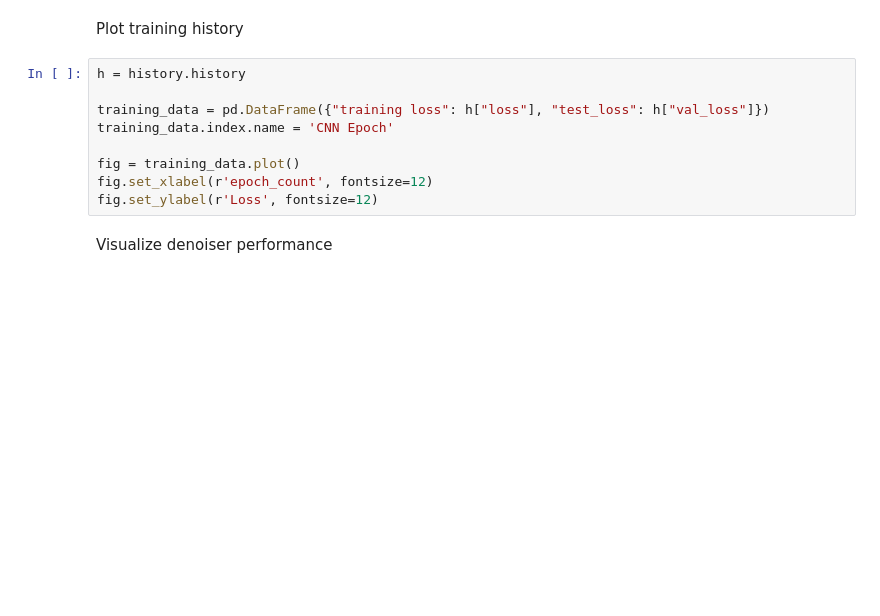
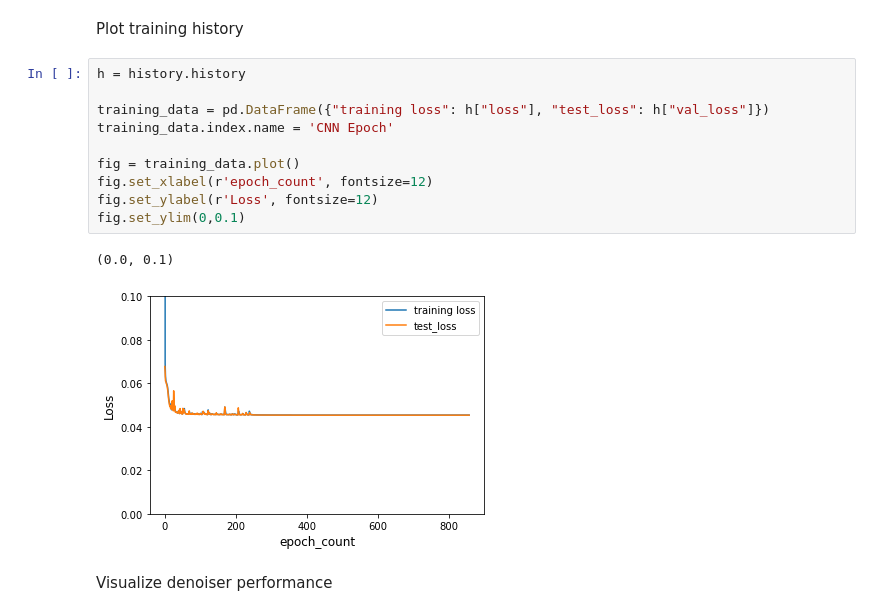
Before and after one commit to tretyakovmipt/atomic_magnetometry_DL, a Jupyter notebook: Training/reducing_noise_with_autoencoder.ipynb, the cells around one changed output. Cells and saved outputs as stored; diff of their text form; blank space fills up the shorter version.

```diff
--- a/Training/reducing_noise_with_autoencoder.ipynb
+++ b/Training/reducing_noise_with_autoencoder.ipynb
@@ -80,12 +62,16 @@ Plot training history
 # %%
 h = history.history
 
 training_data = pd.DataFrame({"training loss": h["loss"], "test_loss": h["val_loss"]})
 training_data.index.name = 'CNN Epoch'
 
 fig = training_data.plot()
 fig.set_xlabel(r'epoch_count', fontsize=12)
 fig.set_ylabel(r'Loss', fontsize=12)
+fig.set_ylim(0,0.1)
+# %% [output]
+(0.0, 0.1)
+[figure, added]
 # %% [markdown]
 Visualize denoiser performance
 # %%
```
Also changed, not shown: parts of 7 cells of this notebook, 1 other file.
